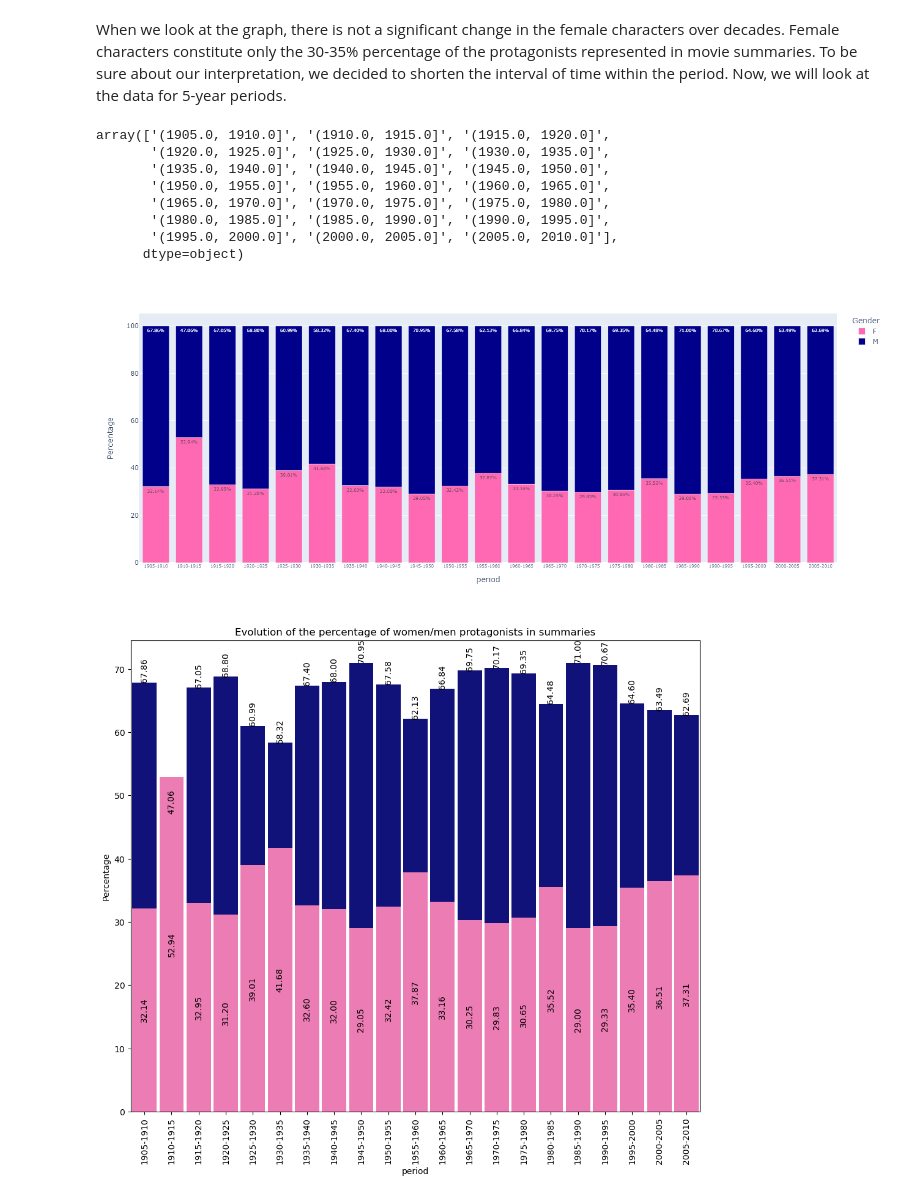
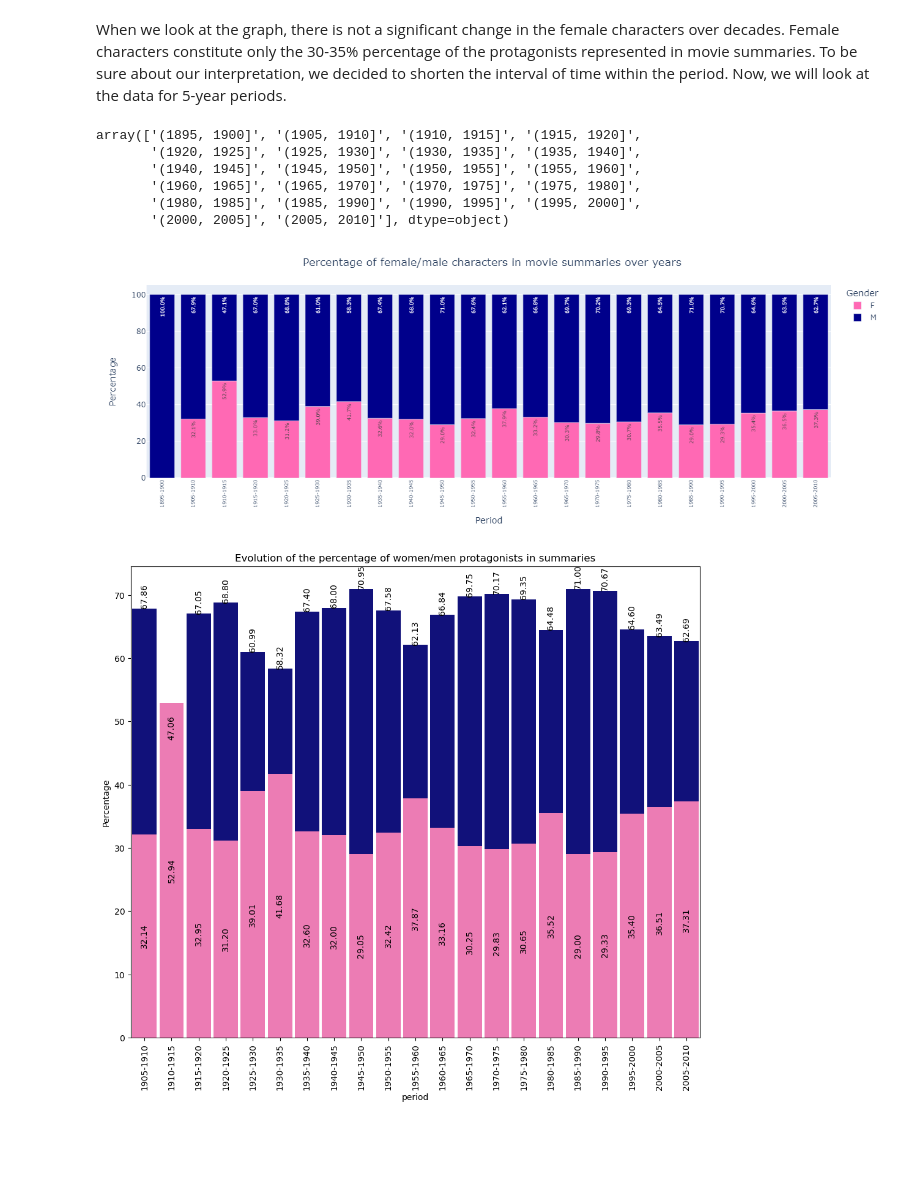
Before and after one commit to epfl-ada/ada-2023-project-adavengers2023, a Jupyter notebook: Milestone3_irem.ipynb, the cells around one changed output. Saved outputs shown, nothing was run; the diff lists cells and outputs as text; code cells hidden in the pictures; blank space fills up the shorter version.

```diff
--- a/Milestone3_irem.ipynb
+++ b/Milestone3_irem.ipynb
@@ -1195,7 +1197,7 @@ See the caveats in the documentation: https://pandas.pydata.org/pandas-docs/stab
 When we look at the graph, there is not a significant change in the female characters over decades. Female characters constitute only the 30-35% percentage of the protagonists represented in movie summaries. To be sure about our interpretation, we decided to shorten the interval of time within the period. Now, we will look at the data for 5-year periods.
 # %%
 #grouping yearly data by periods and creating new column named 'period'
-movie_summary_char_merged.loc[:,'period'] = pd.cut(movie_summary_char_merged['test'], bins=range(1900, 2030, 5))
+movie_summary_char_merged.loc[:,'period'] = pd.cut(movie_summary_char_merged['test'], bins=range(1010, 2020, 5))
 movie_summary_char_merged.loc[:,'period']=movie_summary_char_merged.loc[:,'period'].astype('str')
 
 #grouping data to periods and finding the percentage of female/male protagonists
@@ -1206,28 +1208,28 @@ movie_summary_char_merged_grouped=movie_summary_char_merged_grouped.reset_index(
 movie_summary_char_merged_grouped= movie_summary_char_merged_grouped[movie_summary_char_merged_grouped['period'] != 'nan'].dropna()
 movie_summary_char_merged_grouped['period'].unique()
 # %% [output]
-array(['(1905.0, 1910.0]', '(1910.0, 1915.0]', '(1915.0, 1920.0]',
-       '(1920.0, 1925.0]', '(1925.0, 1930.0]', '(1930.0, 1935.0]',
-       '(1935.0, 1940.0]', '(1940.0, 1945.0]', '(1945.0, 1950.0]',
-       '(1950.0, 1955.0]', '(1955.0, 1960.0]', '(1960.0, 1965.0]',
-       '(1965.0, 1970.0]', '(1970.0, 1975.0]', '(1975.0, 1980.0]',
-       '(1980.0, 1985.0]', '(1985.0, 1990.0]', '(1990.0, 1995.0]',
-       '(1995.0, 2000.0]', '(2000.0, 2005.0]', '(2005.0, 2010.0]'],
-      dtype=object)
+array(['(1895, 1900]', '(1905, 1910]', '(1910, 1915]', '(1915, 1920]',
+       '(1920, 1925]', '(1925, 1930]', '(1930, 1935]', '(1935, 1940]',
+       '(1940, 1945]', '(1945, 1950]', '(1950, 1955]', '(1955, 1960]',
+       '(1960, 1965]', '(1965, 1970]', '(1970, 1975]', '(1975, 1980]',
+       '(1980, 1985]', '(1985, 1990]', '(1990, 1995]', '(1995, 2000]',
+       '(2000, 2005]', '(2005, 2010]'], dtype=object)
 # %%
 def format_period(period):
-    return period.replace('(', '').replace('.0]', '').replace('.0, ', '-')
+    return period.replace('(', '').replace(']', '').replace(', ', '-')
 
 movie_summary_char_merged_grouped['period']=movie_summary_char_merged_grouped['period'].apply(format_period)
 # %%
-fig = px.bar(movie_summary_char_merged_grouped, x='period', y='Percentage', color='Gender', color_discrete_sequence= ['hotpink','darkblue'],text = [f'{val:.2f}%' for val in movie_summary_char_merged_grouped['Percentage']])
-fig.update_layout(height=600, width=1200)
-fig.update_xaxes(tickfont=dict(size=8))
-fig.update_traces(insidetextfont=dict(size=8))
+fig = px.bar(movie_summary_char_merged_grouped, x='period', y='Percentage', color='Gender', color_discrete_sequence= ['hotpink','darkblue'],text = [f'{val:.1f}%' for val in movie_summary_char_merged_grouped['Percentage']])
+fig.update_layout(height=450, width=800)
+fig.update_layout(title_x=0.5, xaxis_title='Period')
+fig.update_layout(title_text='Percentage of female/male characters in movie summaries over years')
+fig.update_xaxes(tickfont=dict(size=8),tickangle=270)
+fig.update_traces(insidetextfont=dict(size=8),textangle=270)
 fig.write_html("figures/Gender_character_count_5years.html")
 fig.show()
 # %% [output]
-[figure, old version]
+[figure, new version]
 # %%
 plt.figure(figsize=(12, 10))
 
```
Also changed, not shown: parts of 13 cells of this notebook.
